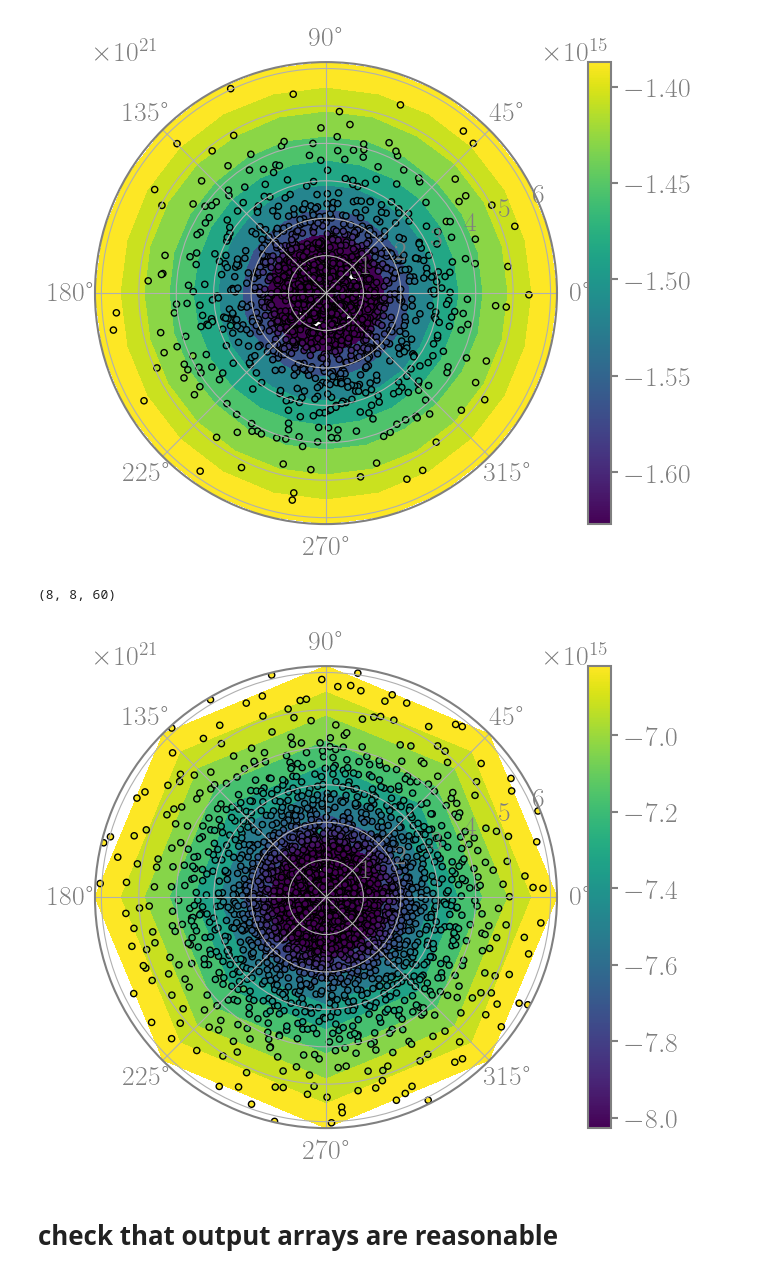
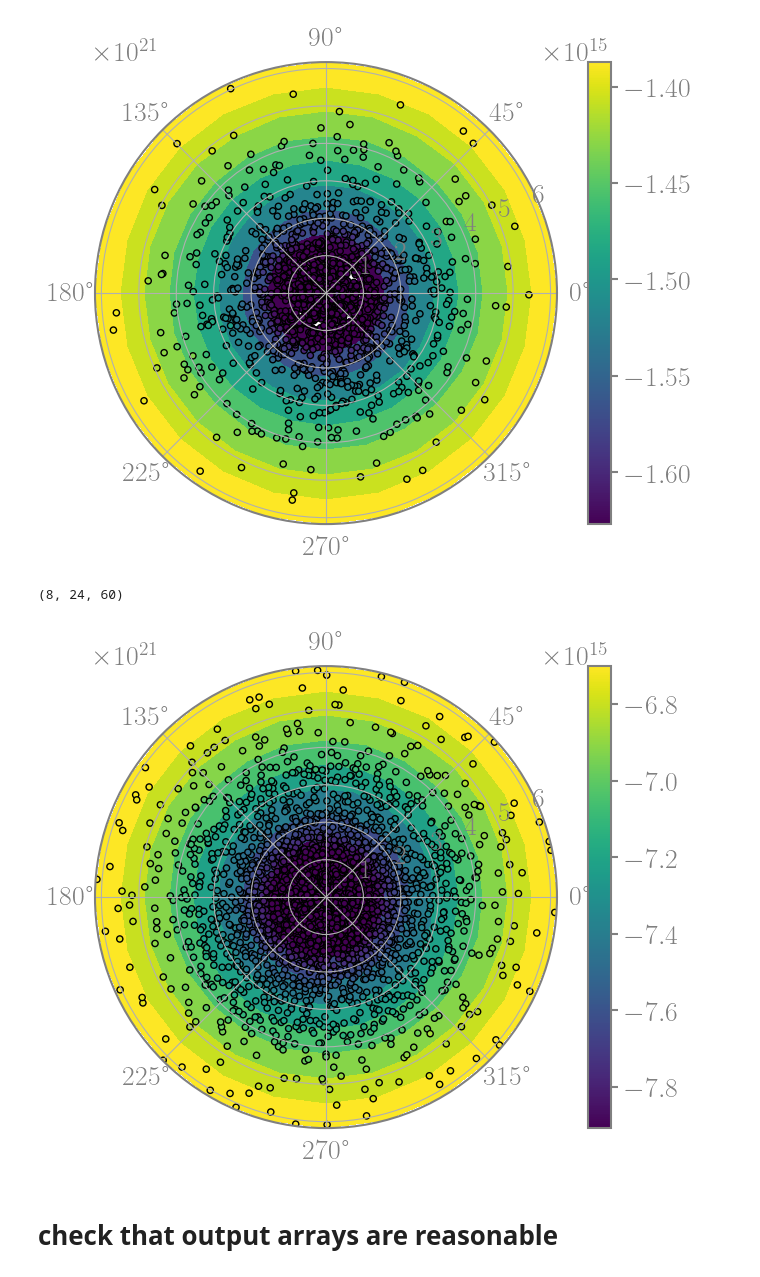
Before and after one commit to sjeffreson/GalactISM-analysis-PRFM, a Jupyter notebook: Check_PRFMData.ipynb, the cells around one changed output. Cells and saved outputs as stored; diff of their text form; code cells hidden in the pictures.

```diff
--- a/Check_PRFMData.ipynb
+++ b/Check_PRFMData.ipynb
@@ -7,6 +7,10 @@ import glob, os, re, sys
 
 from PRFMData import PRFMDataset
 import astro_helper as ah
+
+import configparser
+config = configparser.ConfigParser()
+config.read('config_pressures-weights-SFRs.ini')
 
 %matplotlib inline
 import matplotlib as mpl
@@ -23,21 +27,28 @@ custom_colors = {
 }
 # %%
 ETG_vlM_rot = PRFMDataset(
+    params = config["ETG-vlM"],
     galaxy_type="ETG-vlM",
     total_height=0.3, # kpc
     Rmax=2., # kpc
     phibin_sep=np.pi/12.,
     snapname="snap-DESPOTIC_100.hdf5",
-    realign_galaxy=True, # according to angular momentum vector of gas
+    exclude_temp_above=1.e4,
+    exclude_avir_below=2.,
+    realign_galaxy_to_gas=True, # according to angular momentum vector of gas
     required_particle_types=[0,1,2,3,4], # just gas by default
 )
 # %%
 ETG_medM_rot = PRFMDataset(
+    params = config["ETG-medM"],
     galaxy_type="ETG-medM",
     total_height=0.3, # kpc
     Rmax=2., # kpc
-    snapname="snap-DESPOTIC_399.hdf5",
-    realign_galaxy=True, # according to angular momentum vector of gas
+    phibin_sep=np.pi/12.,
+    snapname="snap-DESPOTIC_100.hdf5",
+    exclude_temp_above=1.e4,
+    exclude_avir_below=2.,
+    realign_galaxy_to_gas=True, # according to angular momentum vector of gas
     required_particle_types=[0,1,2,3,4], # just gas by default
 )
 # %% [markdown]
@@ -77,39 +88,39 @@ plt.show()
 # %% [output]
 [figure]
 # %%
-ptl_medM = ETG_medM_rot.get_potential_Rphiz()
+ptl_medM = ETG_medM_rot._get_potential_Rphiz()
 print(np.shape(ptl_medM))
 # %% [output]
-(8, 8, 60)
+(8, 24, 60)
 # %%
 test_slice_z_idx = 12
 z_grid = ETG_medM_rot.zbin_centers_3d_ptl
 test_min_z, test_max_z = np.min(z_grid[:,:,test_slice_z_idx]), np.max(z_grid[:,:,test_slice_z_idx])
 
-real_gas_R = ETG_medM_rot.read_snap_data(0)['R_coords']
+real_gas_R = ETG_medM_rot._read_snap_data(0)['R_coords']
 cnd = (real_gas_R < np.max(ETG_medM_rot.Rbin_edges))
-real_gas_phi = ETG_medM_rot.read_snap_data(0)['phi_coords'][cnd]
-real_gas_ptl = ETG_medM_rot.read_snap_data(0)['Potential'][cnd]
+real_gas_phi = ETG_medM_rot._read_snap_data(0)['phi_coords'][cnd]
+real_gas_ptl = ETG_medM_rot._read_snap_data(0)['Potential'][cnd]
 real_gas_R = real_gas_R[cnd]
 
 plt.figure(figsize=(8, 6))
 plt.subplot(111, polar=True)  # Set polar projection
 pcm = plt.pcolormesh(
     ETG_medM_rot.phibin_centers, ETG_vlM_rot.Rbin_centers,
     ptl_medM[:,:,test_slice_z_idx],
     cmap='viridis', shading='auto'
 )
 vmin = pcm.get_array().min()
 vmax = pcm.get_array().max()
 plt.scatter(
     real_gas_phi[::100], real_gas_R[::100],
     c=real_gas_ptl[::100], s=20,
     edgecolor='k', vmin=vmin, vmax=vmax
 )
 plt.colorbar()
 plt.show()
 # %% [output]
-[figure, old version]
+[figure, new version]
 # %% [markdown]
 # check that output arrays are reasonable
 # %%
```
Also changed, not shown: parts of 20 cells of this notebook, 5 other files.
